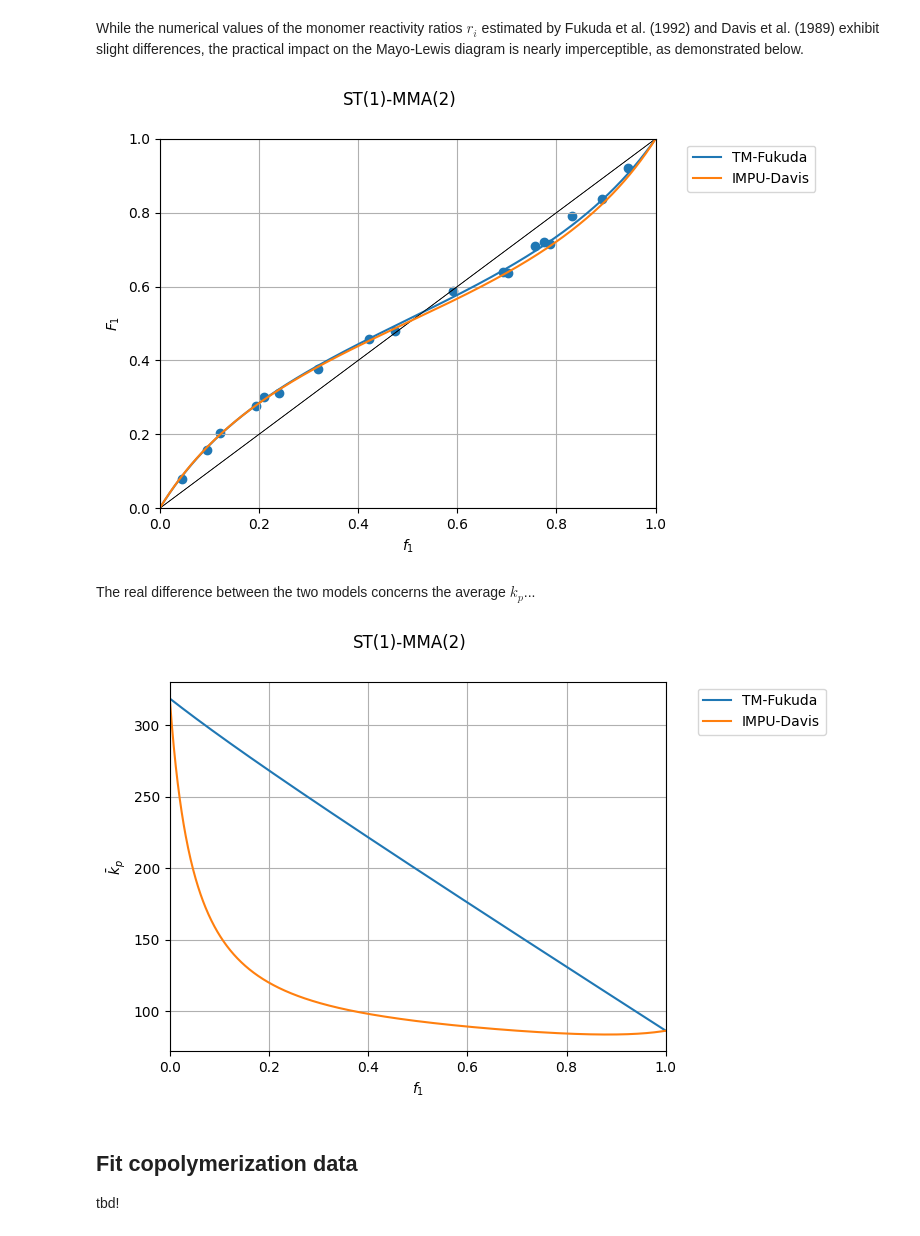
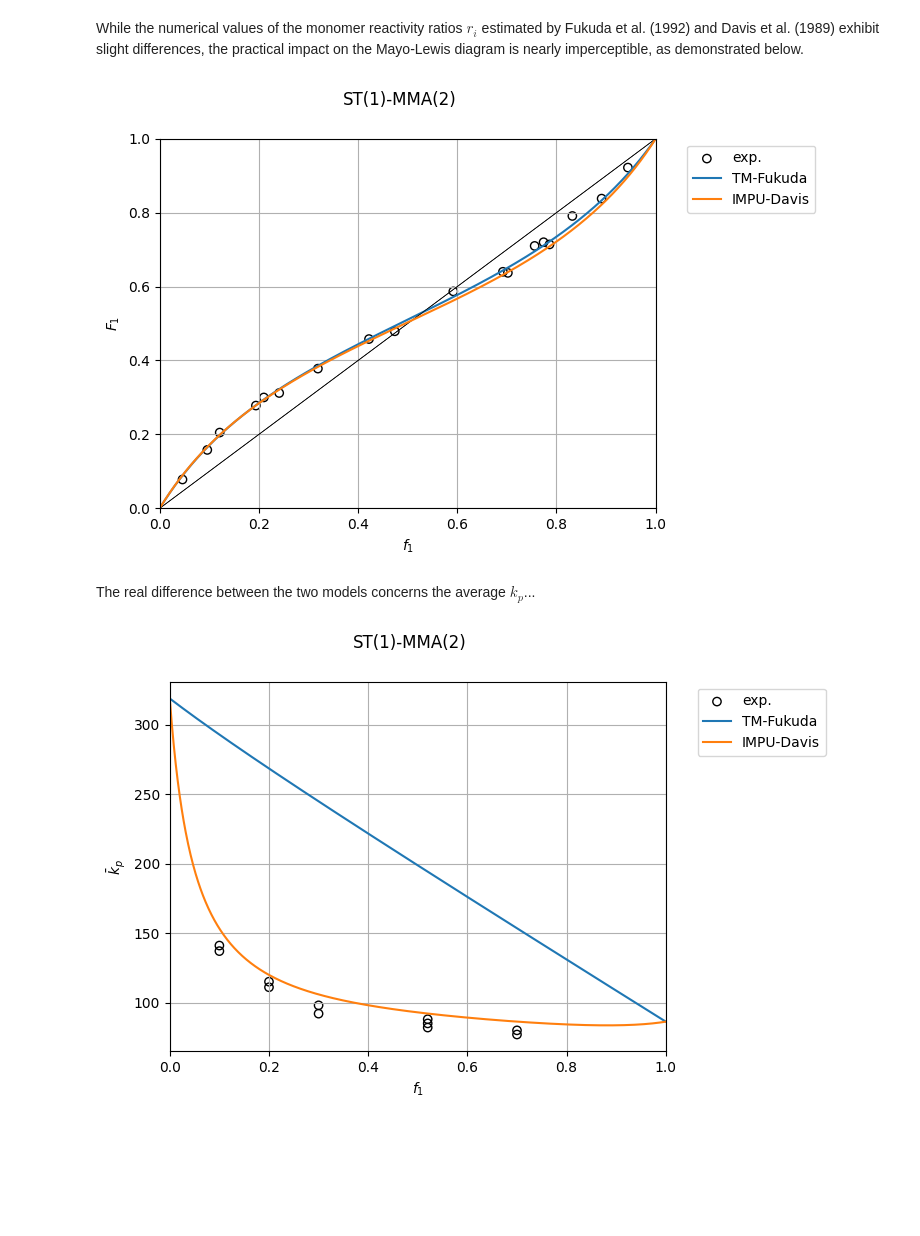
Before and after one commit to HugoMVale/polykin, a Jupyter notebook: docs/tutorials/copolymerization.ipynb, the cells around one changed output. Drawn from its saved outputs; the diff is of its cells as text; code cells hidden in the pictures; blank space fills up the shorter version.

```diff
--- a/docs/tutorials/copolymerization.ipynb
+++ b/docs/tutorials/copolymerization.ipynb
@@ -158,22 +160,25 @@ F1 = [0.078, 0.158, 0.205, 0.278, 0.3, 0.312, 0.378, 0.458, 0.479, 0.587,
 
 fig, ax = plt.subplots()
 fig.suptitle("ST(1)-MMA(2)")
-ax.scatter(f1, F1)
+ax.scatter(f1, F1, facecolors='none', edgecolors='k', label="exp.")
 tm.plot('Mayo', axes=ax)
 pm.plot('Mayo', axes=ax)
 # %% [output]
-[figure, old version]
+[figure, new version]
 # %% [markdown]
 The real difference between the two models concerns the average $k_p$...
 # %%
 fig, ax = plt.subplots()
+
+# Data from Davis et al. (1989)
+f1 = [0.10, 0.10, 0.20, 0.20, 0.30, 0.30, 0.52, 0.52, 0.52, 0.70, 0.70]
+kp = [141, 137, 115, 111, 98, 92, 88, 85, 82, 80, 77]
+
 fig.suptitle("ST(1)-MMA(2)")
+ax.scatter(f1, kp, facecolors='none', edgecolors='k', label="exp.")
+
 T = 298.
 tm.plot('kp', T=T, axes=ax)
 pm.plot('kp', T=T, axes=ax)
 # %% [output]
-[figure, old version]
+[figure, new version]
-# %% [markdown]
-## Fit copolymerization data
-
-tbd!
```
Also changed, not shown: parts of 4 cells of this notebook.
